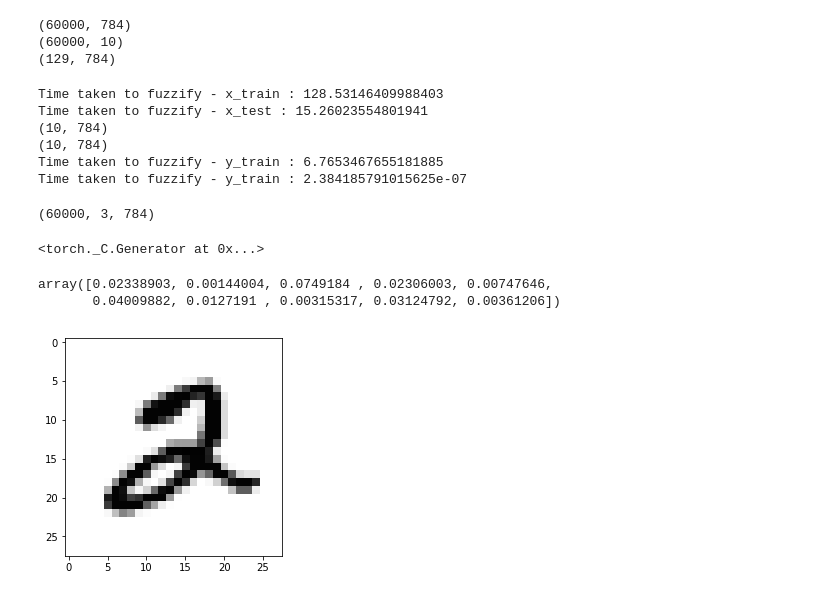
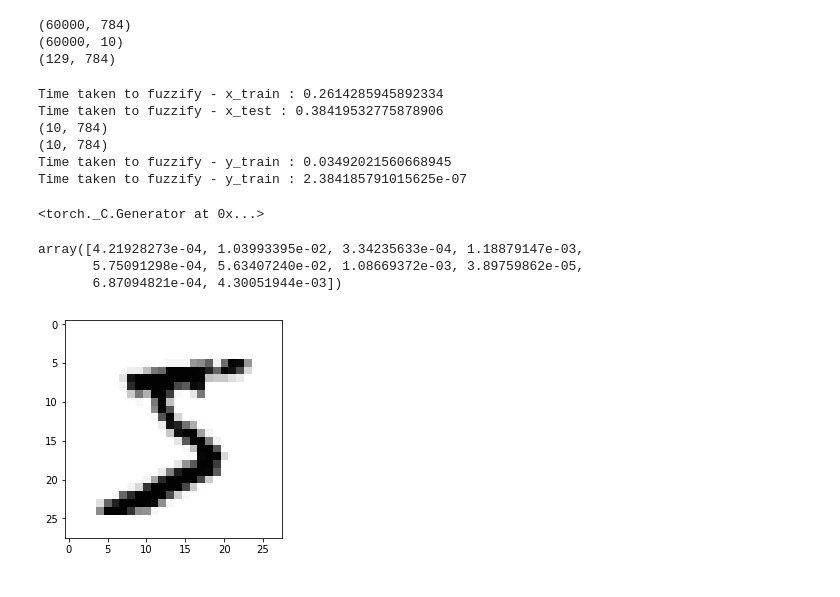
Before and after one commit to tanishqjasoria/DeepFuzzy, a Jupyter notebook: torch_nn.ipynb, the cells around one changed output. Drawn from its saved outputs; the diff is of its cells as text; code cells hidden in the pictures.

Commit message:
Testing Fuzzy Input - 89%

```diff
--- a/torch_nn.ipynb
+++ b/torch_nn.ipynb
@@ -90,15 +99,11 @@ x_train, x_test, y_train, y_test = getDataset("mnist", 10)
 (60000, 10)
 (129, 784)
 # %%
-x_train_fuzzy, x_test_fuzzy, y_train_fuzzy, y_test_fuzzy = nn_fuzzy.fuzzify_dataset(x_train, x_test, y_train, y_test, cnn=1)
+x_train_fuzzy, x_test_fuzzy, y_train_fuzzy, y_test_fuzzy = nn_fuzzy.fuzzify_dataset(x_train[:100], x_test[:100], y_train, y_test, cnn=1)
 # %% [output]
-Time taken to fuzzify - x_train : 128.53146409988403
-Time taken to fuzzify - x_test : 15.26023554801941
+Time taken to fuzzify - x_train : 0.2614285945892334
+Time taken to fuzzify - x_test : 0.38419532775878906
 (10, 784)
 (10, 784)
-Time taken to fuzzify - y_train : 6.7653467655181885
+Time taken to fuzzify - y_train : 0.03492021560668945
 Time taken to fuzzify - y_train : 2.384185791015625e-07
-# %%
-x_train_fuzzy.shape
-# %% [output]
-(60000, 3, 784)
@@ -119,13 +127,14 @@ torch.manual_seed(random_seed)
 # %% [output]
 <torch._C.Generator at 0x...>
 # %%
-index = 5
+index = 0
 plt.imshow(x_train[index].reshape(28,28), cmap='Greys')
 y_train_fuzzy[index]
 # %% [output]
-array([0.02338903, 0.00144004, 0.0749184 , 0.02306003, 0.00747646,
-       0.04009882, 0.0127191 , 0.00315317, 0.03124792, 0.00361206])
+array([4.21928273e-04, 1.03993395e-02, 3.34235633e-04, 1.18879147e-03,
+       5.75091298e-04, 5.63407240e-02, 1.08669372e-03, 3.89759862e-05,
+       6.87094821e-04, 4.30051944e-03])
-[figure, old version]
+[figure, new version]
 # %%
 plt.imshow(x_train_fuzzy[index][0].reshape(28,28), cmap='Greys')
 y_train_fuzzy[index]
```
Also changed, not shown: parts of 12 cells of this notebook.
